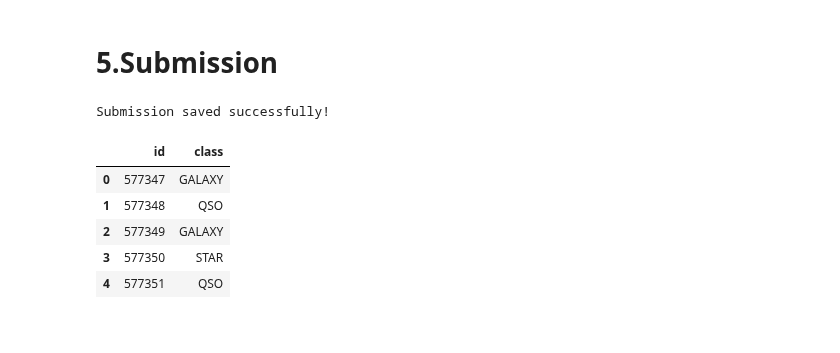
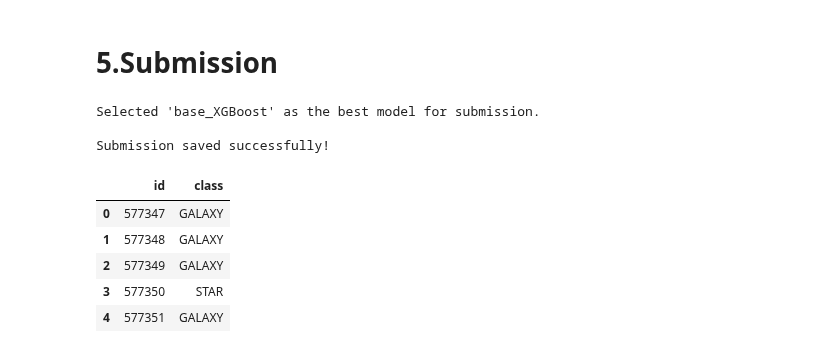
Before and after one commit to David-Langat/Kaggle, a Jupyter notebook: playground_series/predicting_stellar_class/predicting_stellar_class.ipynb, the cells around one changed output. Saved outputs shown, nothing was run; the diff lists cells and outputs as text; code cells hidden in the pictures.

```diff
--- a/playground_series/predicting_stellar_class/predicting_stellar_class.ipynb
+++ b/playground_series/predicting_stellar_class/predicting_stellar_class.ipynb
@@ -469,0 +503,19 @@ Selected 'XGBoost' as the best model for submission.
+# %%
+# Apply SMOTE to balance the training data
+X_train_bal, y_train_bal = balance_classes(X_train, y_train, method='smote')
+
+# Re-evaluate the models using the balanced training data
+# We reuse the models_to_train dictionary defined in section 4.1
+comparison_df_bal, trained_models_bal = train_and_evaluate_models(
+    models_to_train, X_train_bal, X_test, y_train_bal, y_test, prefix="smote_"
+)
+
+# Combine all trained models
+all_trained_models = {**trained_models, **trained_models_bal}
+
+# Combine all comparison dataframes
+all_comparisons_df = pd.concat([comparison_df, comparison_df_bal], ignore_index=True)
+all_comparisons_df = all_comparisons_df.sort_values(by='Accuracy', ascending=False).reset_index(drop=True)
+
+# Display the comparison table for the balanced approach
+all_comparisons_df
@@ -472,30 +555,40 @@ Selected 'XGBoost' as the best model for submission.
 # %%
 # 1. Prepare test data
 test_X = test_df.copy()
 test_X = test_X.drop(columns=['id'])
 
 # Map 'galaxy_population' the same as train_df (Red_Sequence -> 0, Blue_Cloud -> 1)
 test_X['galaxy_population'] = test_X['galaxy_population'].map({'Red_Sequence': 0, 'Blue_Cloud': 1})
 
 # One-hot encode 'spectral_type'
 test_X = pd.get_dummies(test_X, columns=['spectral_type'], drop_first=True, dtype=int)
 
 # Align column order with training data and fill any missing dummy columns with 0
 test_X = test_X.reindex(columns=X_train.columns, fill_value=0)
 
+# Apply the exact same scalers fitted on our training data to the submission test data
+test_X = transform_numerical_features(test_X, training_scalers)
+
+# Determine the overall best model from both training runs
+best_model_name = all_comparisons_df.iloc[0]['Model']
+best_model = all_trained_models[best_model_name]
+print(f"Selected '{best_model_name}' as the best model for submission.\n")
+
 # 2. Make predictions and map numerical predictions back to string labels
 reverse_class_mapping = {0: 'GALAXY', 1: 'QSO', 2: 'STAR'}
-submission_df['class'] = pd.Series(model.predict(test_X)).map(reverse_class_mapping)
+submission_df['class'] = pd.Series(best_model.predict(test_X)).map(reverse_class_mapping)
 
 # 3. Save submission file
 submission_df.to_csv('submission.csv', index=False)
 print("Submission saved successfully!")
 submission_df.head()
 # %% [output]
+Selected 'base_XGBoost' as the best model for submission.
+
 Submission saved successfully!
 |  | id | class |
 | 0 | 577347 | GALAXY |
-| 1 | 577348 | QSO |
+| 1 | 577348 | GALAXY |
 | 2 | 577349 | GALAXY |
 | 3 | 577350 | STAR |
-| 4 | 577351 | QSO |
+| 4 | 577351 | GALAXY |
```
Also changed, not shown: parts of 9 cells of this notebook, 1 other file.
